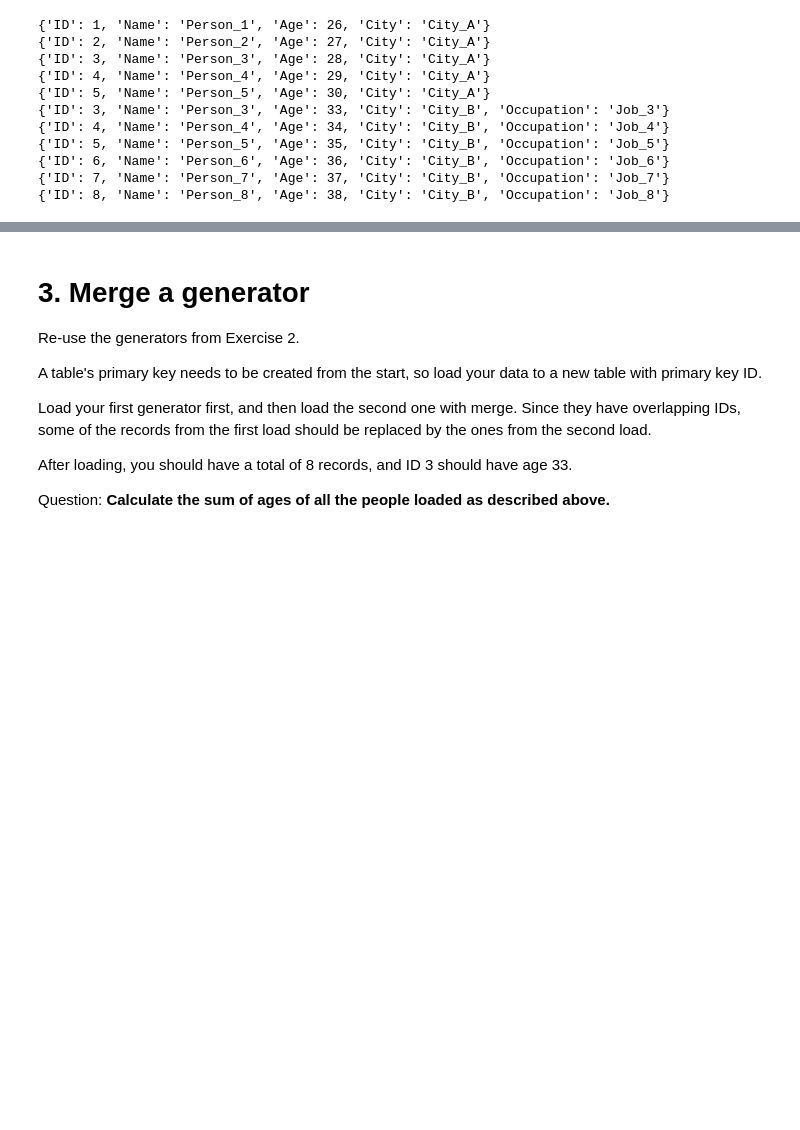
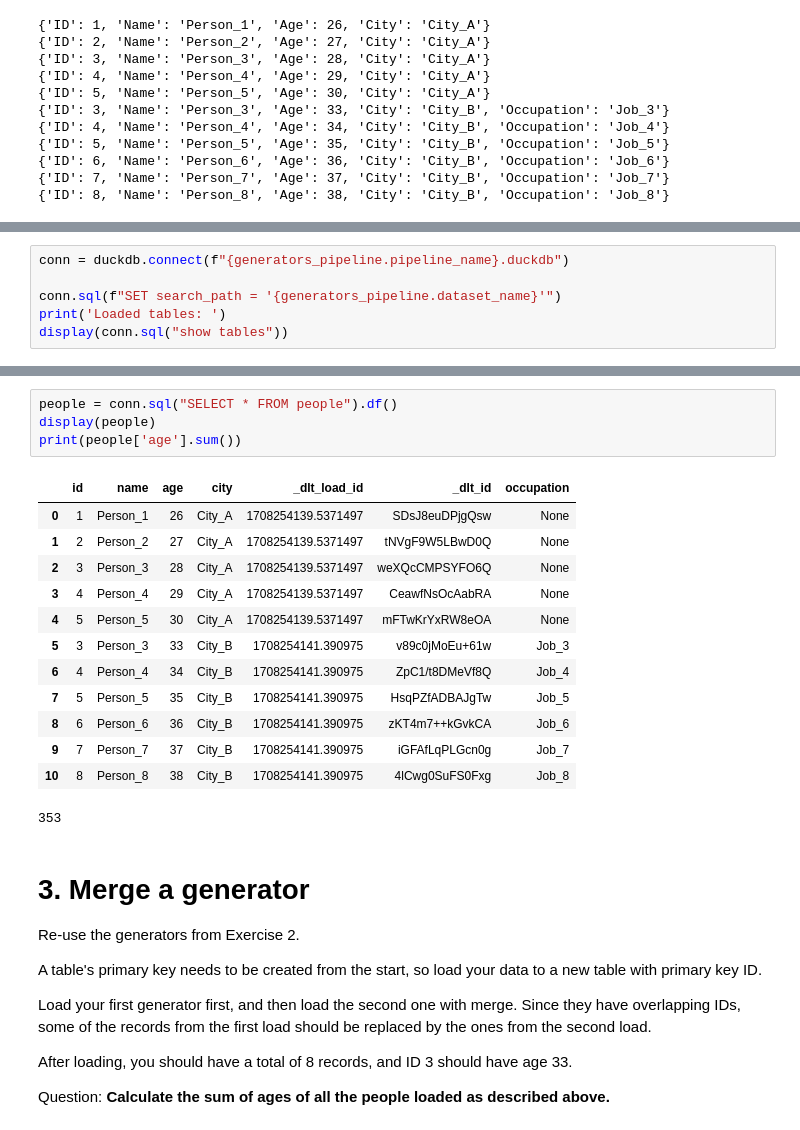
Before and after one commit to ManosPra/data-engineering-zoomcamp-2024, a Jupyter notebook: Homework_data_talks_club_data_extraction_and_ingestion.ipynb, the cells around one changed output, grey strips where cells are left out. Saved outputs shown, nothing was run; the diff lists cells and outputs as text; blank space fills up the shorter version.

```diff
--- a/Homework_data_talks_club_data_extraction_and_ingestion.ipynb
+++ b/Homework_data_talks_club_data_extraction_and_ingestion.ipynb
@@ -82,0 +130,6 @@ for person in people_2():
+# %%
+conn = duckdb.connect(f"{generators_pipeline.pipeline_name}.duckdb")
+
+conn.sql(f"SET search_path = '{generators_pipeline.dataset_name}'")
+print('Loaded tables: ')
+display(conn.sql("show tables"))
@@ -83,3 +147,21 @@ for person in people_2():
+# %%
+people = conn.sql("SELECT * FROM people").df()
+display(people)
+print(people['age'].sum())
+# %% [output]
+|  | id | name | age | city | _dlt_load_id | _dlt_id | occupation |
+| 0 | 1 | Person_1 | 26 | City_A | 1708254139.5371497 | SDsJ8euDPjgQsw | None |
+| 1 | 2 | Person_2 | 27 | City_A | 1708254139.5371497 | tNVgF9W5LBwD0Q | None |
+| 2 | 3 | Person_3 | 28 | City_A | 1708254139.5371497 | weXQcCMPSYFO6Q | None |
+| 3 | 4 | Person_4 | 29 | City_A | 1708254139.5371497 | CeawfNsOcAabRA | None |
+| 4 | 5 | Person_5 | 30 | City_A | 1708254139.5371497 | mFTwKrYxRW8eOA | None |
+| 5 | 3 | Person_3 | 33 | City_B | 1708254141.390975 | v89c0jMoEu+61w | Job_3 |
+| 6 | 4 | Person_4 | 34 | City_B | 1708254141.390975 | ZpC1/t8DMeVf8Q | Job_4 |
+| 7 | 5 | Person_5 | 35 | City_B | 1708254141.390975 | HsqPZfADBAJgTw | Job_5 |
+| 8 | 6 | Person_6 | 36 | City_B | 1708254141.390975 | zKT4m7++kGvkCA | Job_6 |
+| 9 | 7 | Person_7 | 37 | City_B | 1708254141.390975 | iGFAfLqPLGcn0g | Job_7 |
+| 10 | 8 | Person_8 | 38 | City_B | 1708254141.390975 | 4lCwg0SuFS0Fxg | Job_8 |
+353
 # %% [markdown]
 # 3. Merge a generator
 
```
Also changed, not shown: parts of 8 cells of this notebook.
